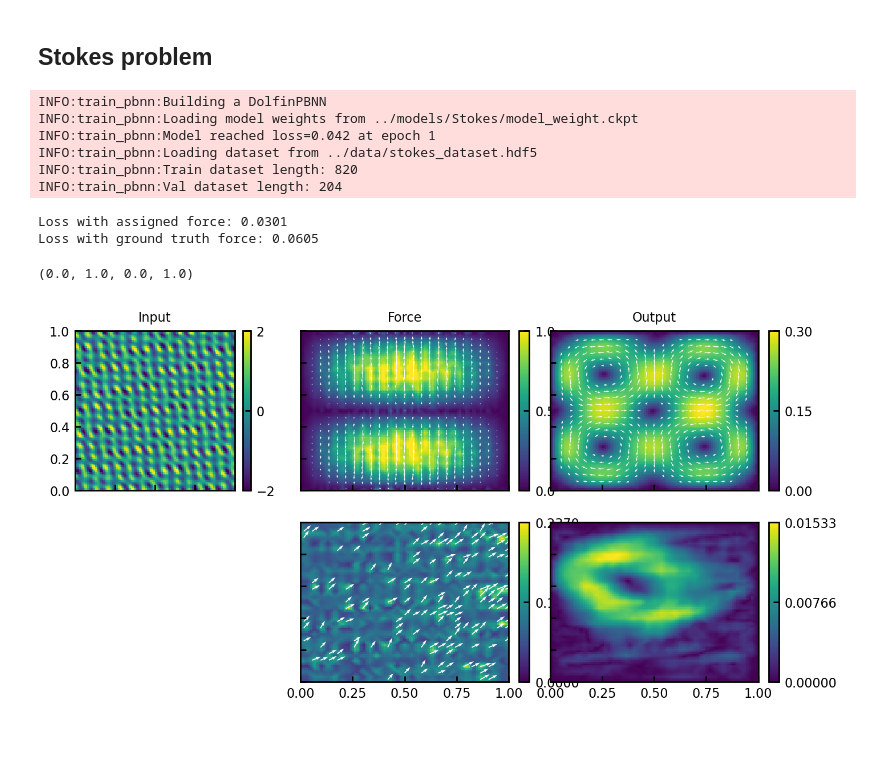
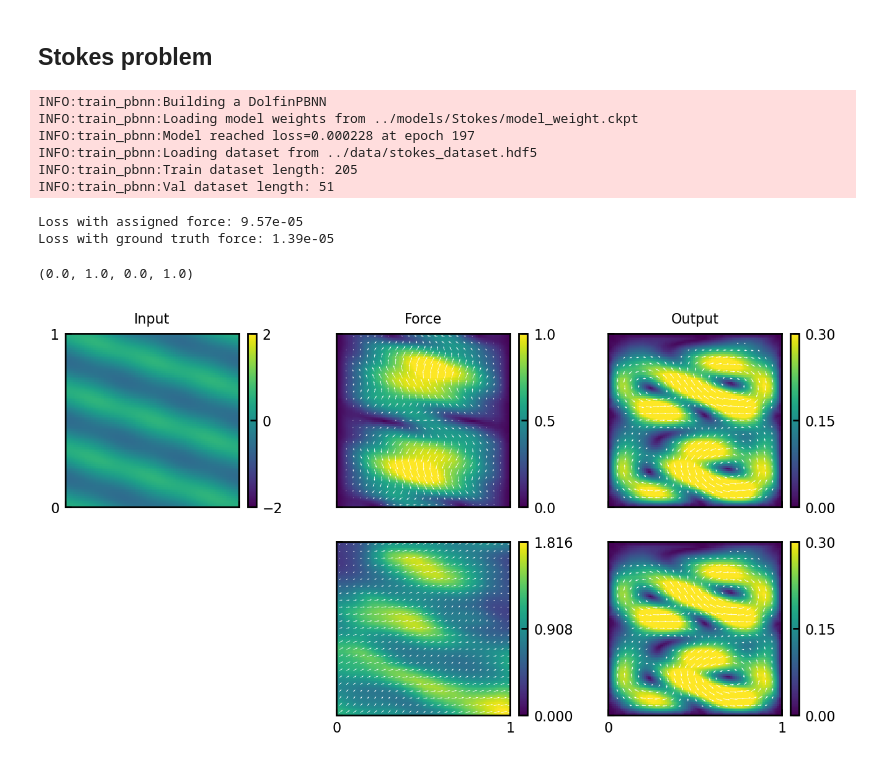
Before and after one commit to jcolen/physics_ml_toolbox, a Jupyter notebook: pbnn/notebooks/PBNNEvaluation.ipynb, the cells around one changed output. Saved outputs shown, nothing was run; the diff lists cells and outputs as text; code cells hidden in the pictures.

Commit message:
Completed runs for all three problems

```diff
--- a/pbnn/notebooks/PBNNEvaluation.ipynb
+++ b/pbnn/notebooks/PBNNEvaluation.ipynb
@@ -73,12 +73,12 @@ with torch.no_grad():
 fig, ax = plt.subplots(2, 3, figsize=(8,4), sharex=True, sharey=True, squeeze=False)
 
 plot_grid(ax[0, 0], sample['inputs'][2], sample['inputs'][0], sample['inputs'][1])
-#plot_grid(sample['force'][0], sample['inputs'][:2], ax[0,1], vmin=0, vmax=0.01)
-plot_mesh(ax[0, 2], sample['output'], val.dataset.mesh, vmin=-3e-5, vmax=0)
+plot_grid(ax[0,1], sample['force'][0], sample['inputs'][0], sample['inputs'][1], vmin=0, vmax=10)
+plot_mesh(ax[0, 2], sample['output'], val.dataset.mesh, vmin=-3, vmax=0)
 
 # Generate and plot model predictions
-plot_mesh(ax[1, 1], force, val.dataset.mesh, vmin=0, vmax=0.01)
-plot_mesh(ax[1, 2], pred, val.dataset.mesh, vmin=-3e-5, vmax=0)
+plot_mesh(ax[1, 1], force, val.dataset.mesh, vmin=0)#, vmax=10)
+plot_mesh(ax[1, 2], pred, val.dataset.mesh, vmin=-3, vmax=0)
 
 f = multichannel_img_to_mesh(
     sample['force'],
@@ -87,20 +87,6 @@ f = multichannel_img_to_mesh(
     sample['function_space'],
     return_function=True)
 print(f'Loss with ground truth force: {sample['Jhat'](f.vector()[:]):.3g}')
-plot_mesh(ax[0,1], f.compute_vertex_values(), val.dataset.mesh, vmin=0, vmax=0.01)
-
-from scipy.ndimage import gaussian_filter
-xyc = sample['inputs'].cpu().numpy()
-f = gaussian_filter(xyc[2:], sigma=2) * np.sin(xyc[0:1]) * np.sin(xyc[1:2])
-f = multichannel_img_to_mesh(
-    f,
-    sample['grid_x'],
-    sample['grid_y'],
-    sample['function_space'],
-    return_function=False)
-f = f.T.flatten()
-print(f'Loss with ground truth force: {sample['Jhat'](f):.3g}')
-
 
 ax[0,0].set_title('Input')
 ax[0,1].set_title('Force')
@@ -159,41 +144,44 @@ fig, ax = plt.subplots(2, 3, figsize=(8,4), sharex=True, sharey=True, squeeze=Fa
 
 inputs = sample['inputs'].cpu().numpy()
 plot_grid(ax[0,0], inputs[2], inputs[0], inputs[1], vmin=-2, vmax=2)
 
-F = sample['force']
-#plot_grid_vector(ax[0,1], F, inputs[0], inputs[1], vmin=0, vmax=1)
-
 outputs = sample['output']
 plot_mesh_vector(ax[0,2], outputs, val.dataset.mesh, vmin=0, vmax=0.3)
 
 # Generate and plot model predictions
 plot_mesh_vector(ax[1,1], force, val.dataset.mesh, vmin=0)#, vmax=1)
-plot_mesh_vector(ax[1,2], pred,  val.dataset.mesh, vmin=0)#, vmax=0.3)
-
+plot_mesh_vector(ax[1,2], pred,  val.dataset.mesh, vmin=0, vmax=0.3)
 
 f = multichannel_img_to_mesh(
     sample['force'],
     sample['grid_x'],
     sample['grid_y'],
     sample['function_space'],
     return_function=True)
+target = val.dataset.build_problem.forward(f)
 print(f'Loss with ground truth force: {sample['Jhat'](f.vector()[:]):.3g}')
 f = f.compute_vertex_values().reshape([2, -1])
 plot_mesh_vector(ax[0,1], f, val.dataset.mesh, vmin=0, vmax=1)
+#target = target.compute_vertex_values().reshape([2, -1])
+#plot_mesh_vector(ax[0,2], target, val.dataset.mesh, vmin=0, vmax=0.3)
+
 
 ax[0,0].set_title('Input')
 ax[0,1].set_title('Force')
 ax[0,2].set_title('Output')
 
+for a in ax.flatten():
+    a.set(aspect='equal', xlim=[0,1], ylim=[0,1], xticks=[0,1], yticks=[0,1])
+
 ax[1,0].axis('off')
 # %% [output]
 INFO:train_pbnn:Building a DolfinPBNN
 INFO:train_pbnn:Loading model weights from ../models/Stokes/model_weight.ckpt
-INFO:train_pbnn:Model reached loss=0.042 at epoch 1
+INFO:train_pbnn:Model reached loss=0.000228 at epoch 197
 INFO:train_pbnn:Loading dataset from ../data/stokes_dataset.hdf5
-INFO:train_pbnn:Train dataset length: 820
-INFO:train_pbnn:Val dataset length: 204
+INFO:train_pbnn:Train dataset length: 205
+INFO:train_pbnn:Val dataset length: 51
-Loss with assigned force: 0.0301
-Loss with ground truth force: 0.0605
+Loss with assigned force: 9.57e-05
+Loss with ground truth force: 1.39e-05
 (0.0, 1.0, 0.0, 1.0)
-[figure, old version]
+[figure, new version]
```
Also changed, not shown: parts of 5 cells of this notebook, 11 other files.
